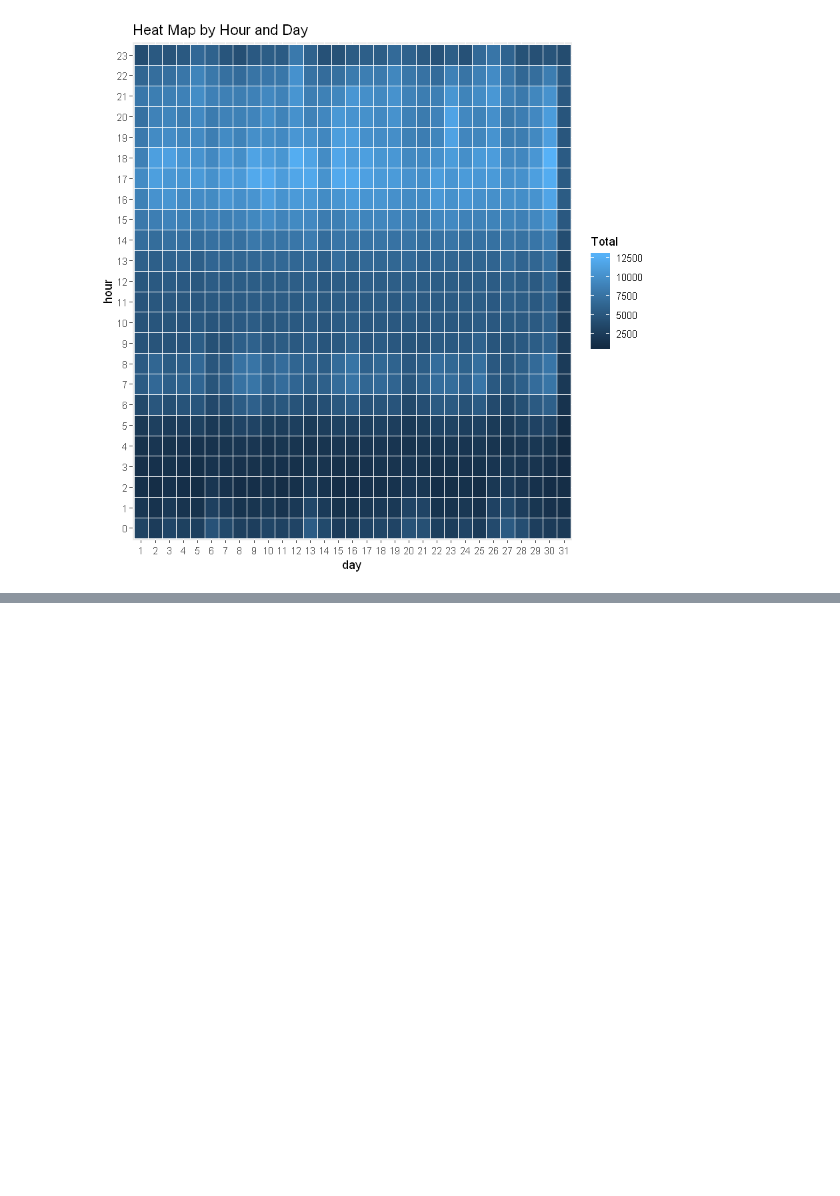
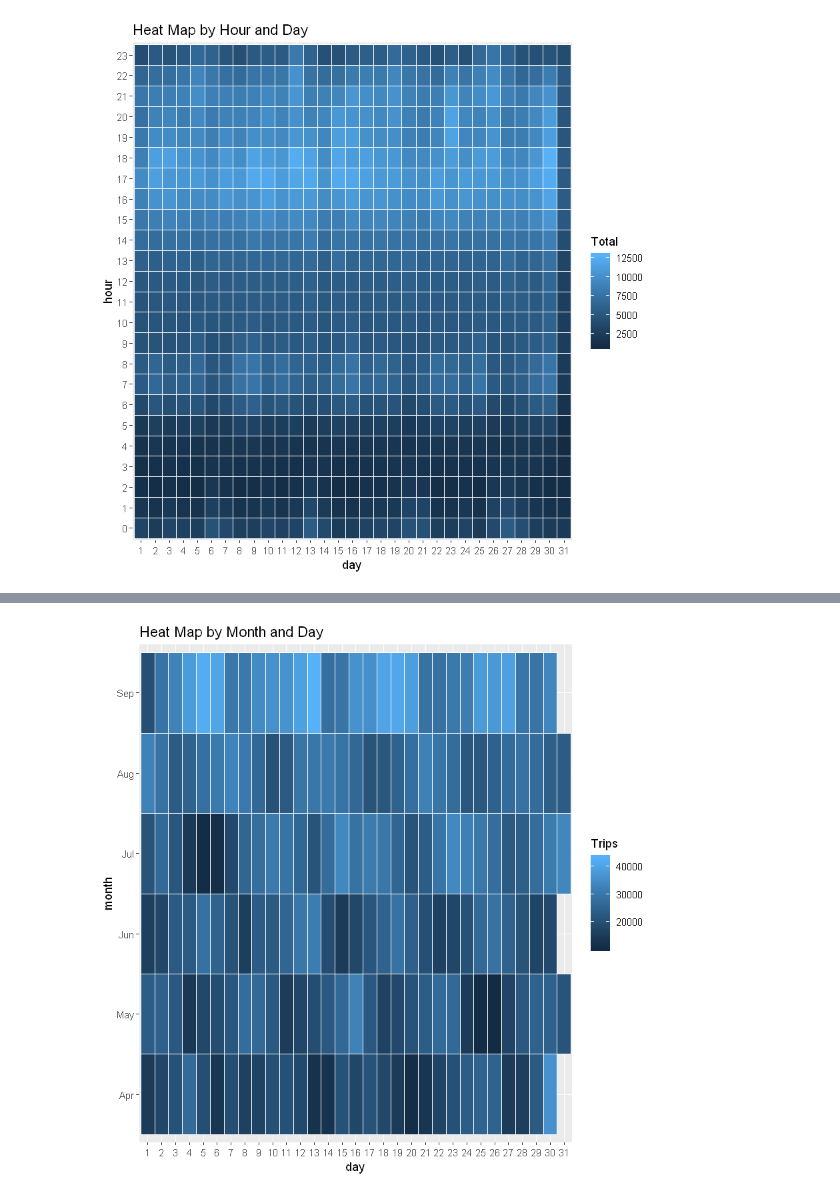
Before and after one commit to AmirMotefaker/Uber-Data-Analysis, a Jupyter notebook: Uber Data Analysis.ipynb, the cells around one changed output, grey strips where cells are left out. Drawn from its saved outputs; the diff is of its cells as text; code cells hidden in the pictures; blank space fills up the shorter version.

Commit message:
Plot a heatmap by day of the week and month

```diff
--- a/Uber Data Analysis.ipynb
+++ b/Uber Data Analysis.ipynb
@@ -222,3 +222,8 @@ ggplot(day_hour_data, aes(day, hour, fill = Total)) +
   ggtitle("Heat Map by Hour and Day")
 # %% [output]
 [figure]
+# %%
+# Plot Heatmap by Day and Month
+# Collect data by month and day
+month_day_data <- data %>% group_by(month, day) %>% dplyr::summarize(Trips = n())
+month_day_data
@@ -224,0 +248,7 @@ ggplot(day_hour_data, aes(day, hour, fill = Total)) +
+# %%
+# Plot a heatmap by Collect data by month and day
+ggplot(month_day_data, aes(day, month, fill = Trips)) +
+  geom_tile(color = "white") +
+  ggtitle("Heat Map by Month and Day")
+# %% [output]
+[figure, added]
```
Also changed, not shown: parts of 2 cells of this notebook.
